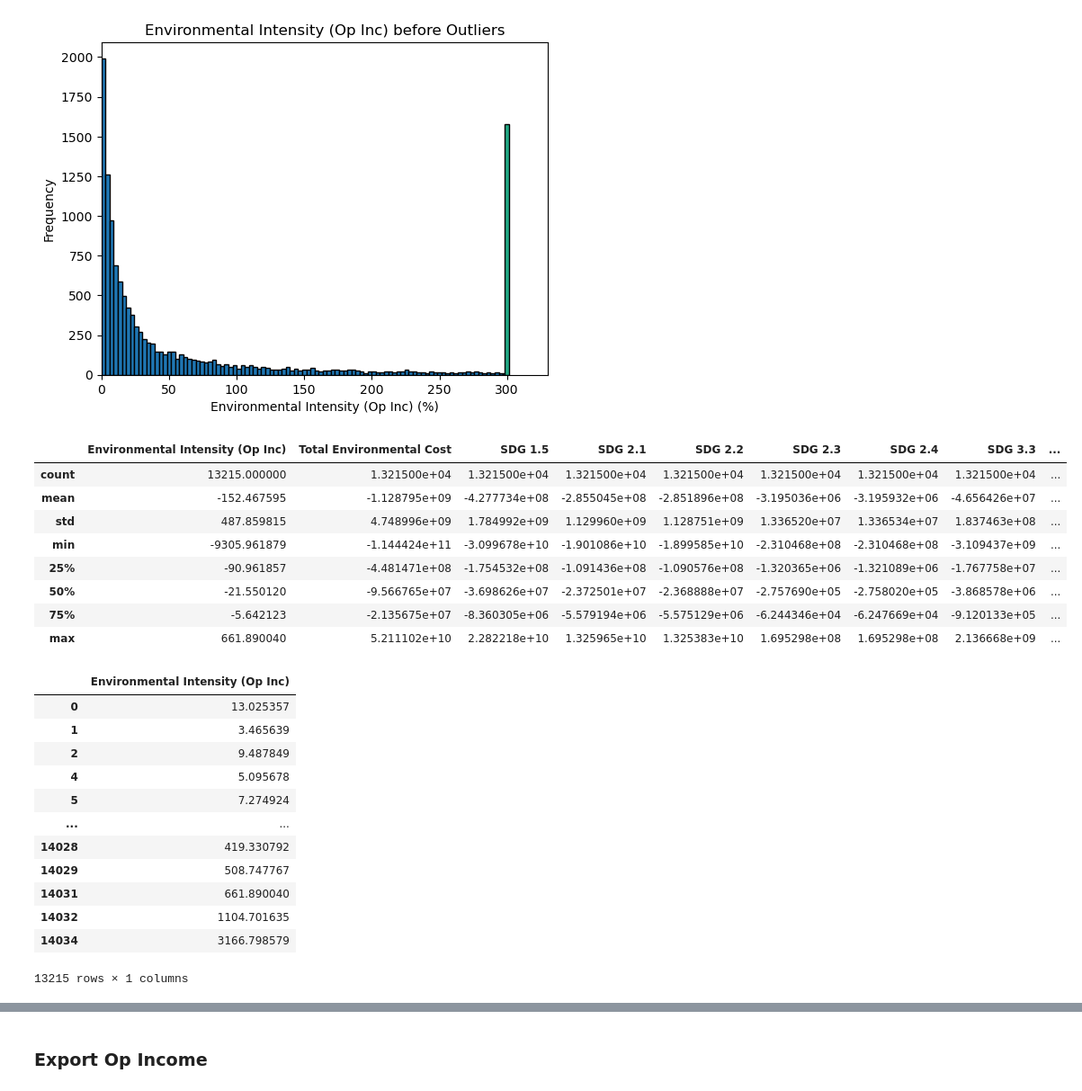
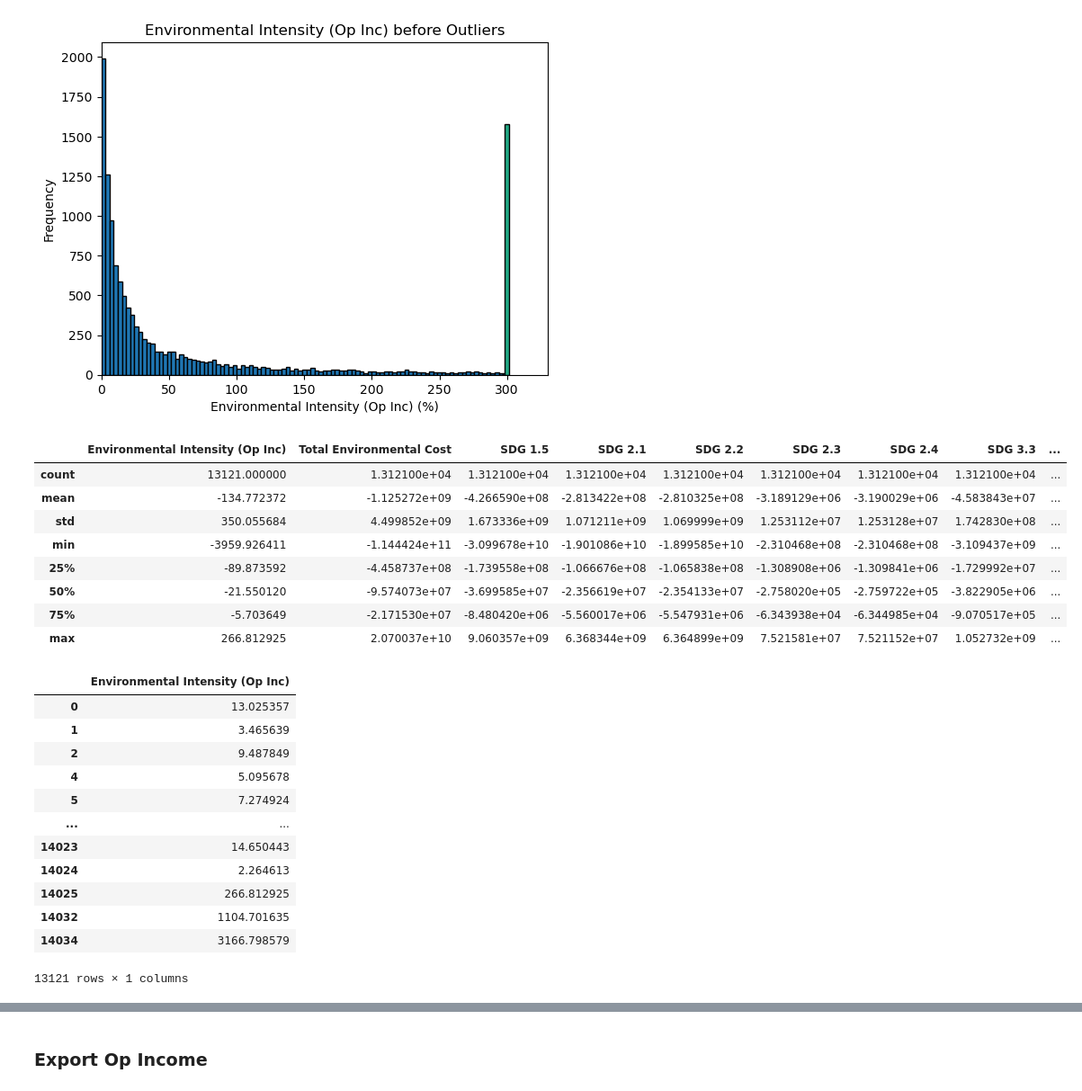
Before and after one commit to yummypugs/SPM-Project-Harvard, a Jupyter notebook: 1.0 Data Cleaning and Preprocessing.ipynb, the cells around one changed output, grey strips where cells are left out. Shown at 90% size. Drawn from its saved outputs; the diff is of its cells as text; code cells hidden in the pictures.

```diff
--- a/1.0 Data Cleaning and Preprocessing.ipynb
+++ b/1.0 Data Cleaning and Preprocessing.ipynb
@@ -300,23 +322,23 @@ plt.show()
 # %% [output]
 [figure]
 # %%
-# Calculate the 0.15th and 99.85th percentile
-pct_0_15 = np.percentile(opinc_df['Environmental Intensity (Op Inc)'], 0.15)
-pct_99_85 = np.percentile(opinc_df['Environmental Intensity (Op Inc)'], 99.85)
+# Calculate the 0.5th and 99.5th percentile
+pct_0_05 = np.percentile(opinc_df['Environmental Intensity (Op Inc)'], 0.5)
+pct_99_5 = np.percentile(opinc_df['Environmental Intensity (Op Inc)'], 99.5)
 
 # Remove the data points outside the 0.15th and 99.85th percentile
-df_new_opinc = opinc_df[(opinc_df['Environmental Intensity (Op Inc)'] >= pct_0_15) & (opinc_df['Environmental Intensity (Op Inc)'] <= pct_99_85)].copy()
+df_new_opinc = opinc_df[(opinc_df['Environmental Intensity (Op Inc)'] >= pct_0_05) & (opinc_df['Environmental Intensity (Op Inc)'] <= pct_99_5)].copy()
 df_new_opinc.drop(["Year", "Environmental Intensity (Sales)"], axis=1).describe()
 # %% [output]
 |  | Environmental Intensity (Op Inc) | Total Environmental Cost | SDG 1.5 | SDG 2.1 | SDG 2.2 | SDG 2.3 | SDG 2.4 | SDG 3.3 | ... |
-| count | 13215.000000 | 1.321500e+04 | 1.321500e+04 | 1.321500e+04 | 1.321500e+04 | 1.321500e+04 | 1.321500e+04 | 1.321500e+04 | ... |
-| mean | -152.467595 | -1.128795e+09 | -4.277734e+08 | -2.855045e+08 | -2.851896e+08 | -3.195036e+06 | -3.195932e+06 | -4.656426e+07 | ... |
-| std | 487.859815 | 4.748996e+09 | 1.784992e+09 | 1.129960e+09 | 1.128751e+09 | 1.336520e+07 | 1.336534e+07 | 1.837463e+08 | ... |
-| min | -9305.961879 | -1.144424e+11 | -3.099678e+10 | -1.901086e+10 | -1.899585e+10 | -2.310468e+08 | -2.310468e+08 | -3.109437e+09 | ... |
-| 25% | -90.961857 | -4.481471e+08 | -1.754532e+08 | -1.091436e+08 | -1.090576e+08 | -1.320365e+06 | -1.321089e+06 | -1.767758e+07 | ... |
-| 50% | -21.550120 | -9.566765e+07 | -3.698626e+07 | -2.372501e+07 | -2.368888e+07 | -2.757690e+05 | -2.758020e+05 | -3.868578e+06 | ... |
-| 75% | -5.642123 | -2.135675e+07 | -8.360305e+06 | -5.579194e+06 | -5.575129e+06 | -6.244346e+04 | -6.247669e+04 | -9.120133e+05 | ... |
-| max | 661.890040 | 5.211102e+10 | 2.282218e+10 | 1.325965e+10 | 1.325383e+10 | 1.695298e+08 | 1.695298e+08 | 2.136668e+09 | ... |
+| count | 13121.000000 | 1.312100e+04 | 1.312100e+04 | 1.312100e+04 | 1.312100e+04 | 1.312100e+04 | 1.312100e+04 | 1.312100e+04 | ... |
+| mean | -134.772372 | -1.125272e+09 | -4.266590e+08 | -2.813422e+08 | -2.810325e+08 | -3.189129e+06 | -3.190029e+06 | -4.583843e+07 | ... |
+| std | 350.055684 | 4.499852e+09 | 1.673336e+09 | 1.071211e+09 | 1.069999e+09 | 1.253112e+07 | 1.253128e+07 | 1.742830e+08 | ... |
+| min | -3959.926411 | -1.144424e+11 | -3.099678e+10 | -1.901086e+10 | -1.899585e+10 | -2.310468e+08 | -2.310468e+08 | -3.109437e+09 | ... |
+| 25% | -89.873592 | -4.458737e+08 | -1.739558e+08 | -1.066676e+08 | -1.065838e+08 | -1.308908e+06 | -1.309841e+06 | -1.729992e+07 | ... |
+| 50% | -21.550120 | -9.574073e+07 | -3.699585e+07 | -2.356619e+07 | -2.354133e+07 | -2.758020e+05 | -2.759722e+05 | -3.822905e+06 | ... |
+| 75% | -5.703649 | -2.171530e+07 | -8.480420e+06 | -5.560017e+06 | -5.547931e+06 | -6.343938e+04 | -6.344985e+04 | -9.070517e+05 | ... |
+| max | 266.812925 | 2.070037e+10 | 9.060357e+09 | 6.368344e+09 | 6.364899e+09 | 7.521581e+07 | 7.521152e+07 | 1.052732e+09 | ... |
 # %%
 outlier_check = df_new_opinc.loc[:,["Environmental Intensity (Op Inc)"]].abs()
 outlier_check
@@ -328,12 +350,12 @@ outlier_check
 | 4 | 5.095678 |
 | 5 | 7.274924 |
 | ... | ... |
-| 14028 | 419.330792 |
-| 14029 | 508.747767 |
-| 14031 | 661.890040 |
+| 14023 | 14.650443 |
+| 14024 | 2.264613 |
+| 14025 | 266.812925 |
 | 14032 | 1104.701635 |
 | 14034 | 3166.798579 |
-13215 rows × 1 columns
+13121 rows × 1 columns
 # %%
 column_name = 'Environmental Intensity (Op Inc)'
 
```
Also changed, not shown: parts of 11 cells of this notebook, 1 other file.
